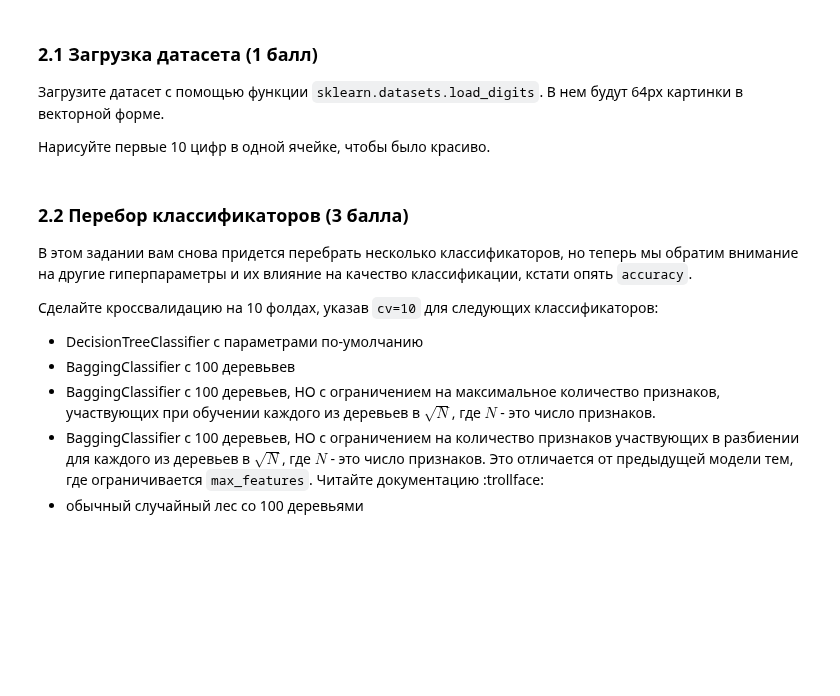
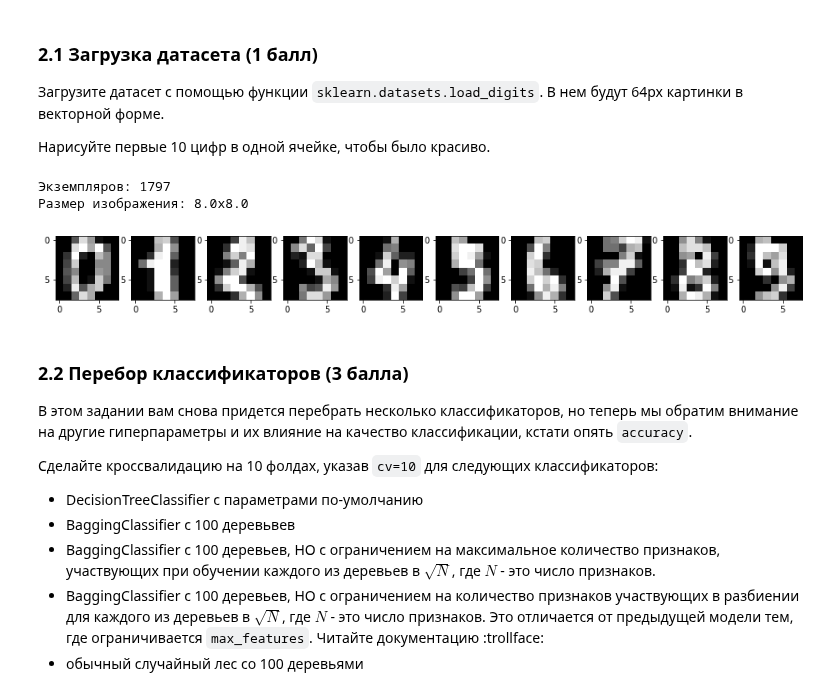
Before and after one commit to D7nis/Course-ML-Classic, a Jupyter notebook: Practice/8. Решающие деревья/08-decision-trees_DDA.ipynb, the cells around one changed output. Saved outputs shown, nothing was run; the diff lists cells and outputs as text; code cells hidden in the pictures; blank space fills up the shorter version.

```diff
--- a/Practice/8. Решающие деревья/08-decision-trees_DDA.ipynb
+++ b/Practice/8. Решающие деревья/08-decision-trees_DDA.ipynb
@@ -70,3 +261,17 @@
+# %%
+X, y = load_digits(return_X_y=True)
+print("Экземпляров: {}\nРазмер изображения: {}x{}".format(X.shape[0], np.sqrt(X.shape[1]), np.sqrt(X.shape[1])))
+# %% [output]
+Экземпляров: 1797
+Размер изображения: 8.0x8.0
+# %%
+plt.figure(figsize=(16, 6))
+width = int(np.sqrt(X.shape[1]))
+for i in range(10):
+    plt.subplot(1, 10, i + 1)
+    plt.imshow(X[i,:].reshape([width,width]), cmap='gray')
+# %% [output]
+[figure, added]
 # %% [markdown]
 ### 2.2 Перебор классификаторов (3 балла)
 
```
Also changed, not shown: parts of 43 cells of this notebook, 1 other file.
